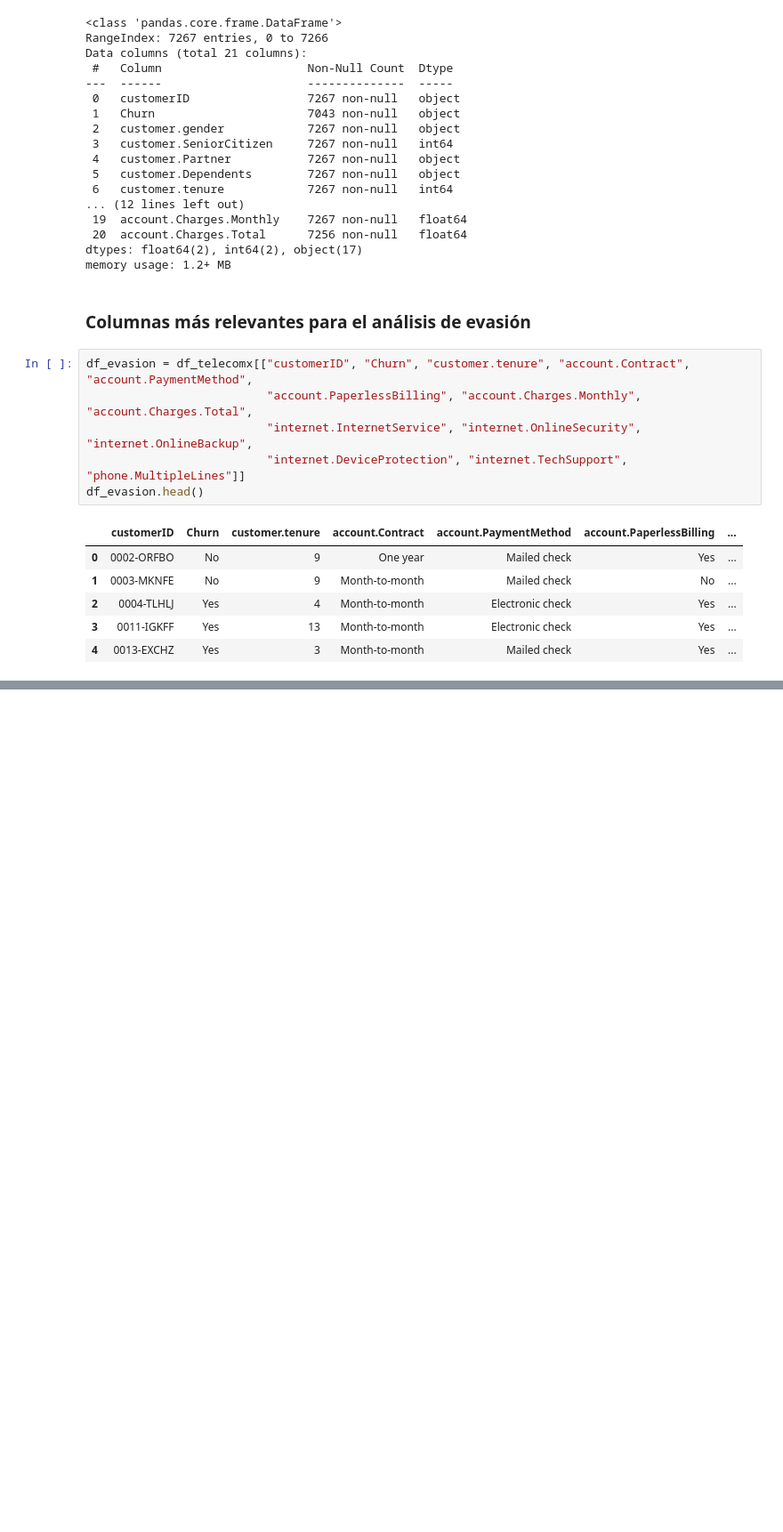
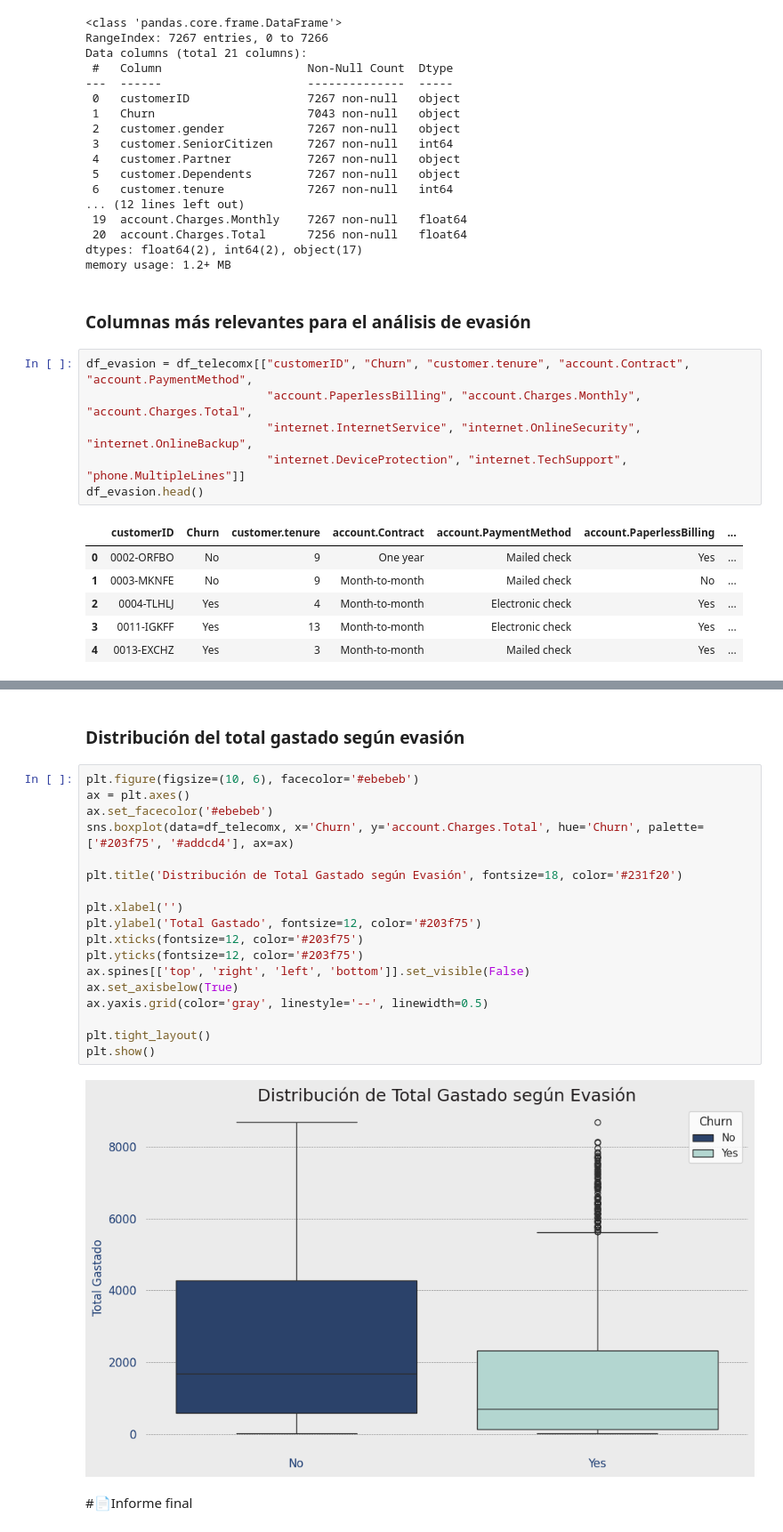
Before and after one commit to Codingencryptedcode/alura-Challenge-Telecom-X-1, a Jupyter notebook: Alura_challenge_TelecomX_1.ipynb, the cells around one changed output, grey strips where cells are left out. Shown: that part at 89% size. Cells and saved outputs as stored; diff of their text form; blank space fills up the shorter version.

```diff
--- a/Alura_challenge_TelecomX_1.ipynb
+++ b/Alura_challenge_TelecomX_1.ipynb
@@ -168,0 +254,24 @@ df_evasion.head()
+# %% [markdown]
+### Distribución del total gastado según evasión
+# %%
+plt.figure(figsize=(10, 6), facecolor='#ebebeb')
+ax = plt.axes()
+ax.set_facecolor('#ebebeb')
+sns.boxplot(data=df_telecomx, x='Churn', y='account.Charges.Total', hue='Churn', palette=['#203f75', '#addcd4'], ax=ax)
+
+plt.title('Distribución de Total Gastado según Evasión', fontsize=18, color='#231f20')
+
+plt.xlabel('')
+plt.ylabel('Total Gastado', fontsize=12, color='#203f75')
+plt.xticks(fontsize=12, color='#203f75')
+plt.yticks(fontsize=12, color='#203f75')
+ax.spines[['top', 'right', 'left', 'bottom']].set_visible(False)
+ax.set_axisbelow(True)
+ax.yaxis.grid(color='gray', linestyle='--', linewidth=0.5)
+
+plt.tight_layout()
+plt.show()
+# %% [output]
+[figure, added]
+# %% [markdown]
+#📄Informe final
```
Also changed, not shown: parts of 10 cells of this notebook, 1 other file.
